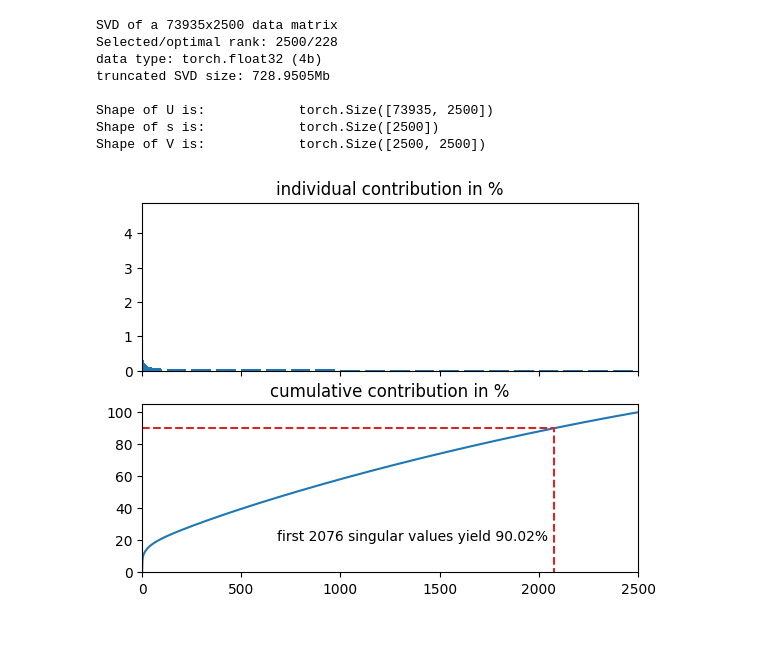
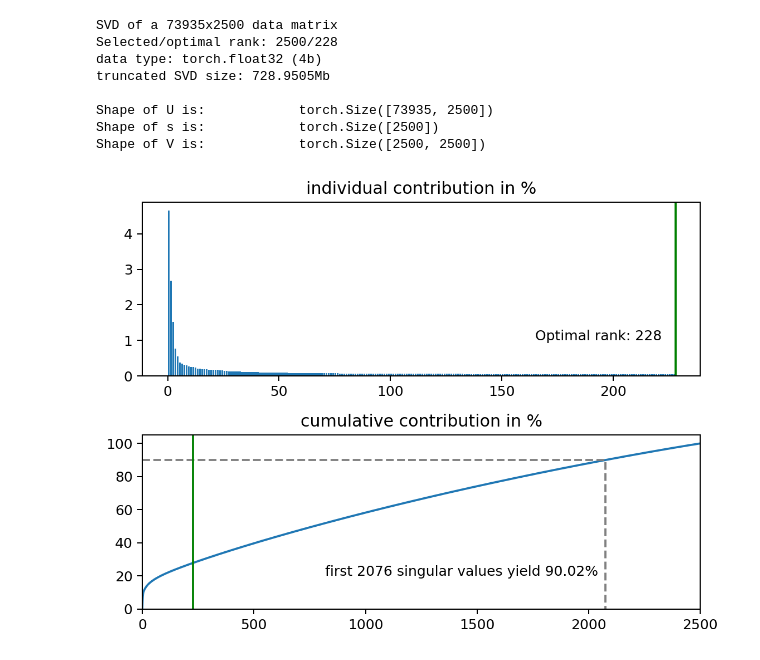
Before and after one commit to AntonSchreiber/ROM-buffet-forecasting, a Jupyter notebook: App/svd_train.ipynb, the cells around one changed output. Drawn from its saved outputs; the diff is of its cells as text; code cells hidden in the pictures; blank space fills up the shorter version.

Commit message:
Add optimal rank to plot

```diff
--- a/App/svd_train.ipynb
+++ b/App/svd_train.ipynb
@@ -13,6 +13,7 @@ import matplotlib as mpl
 from os.path import join
 import numpy as np
 random.seed(711)
+plt.rcParams["figure.dpi"] = 180
 
 output_path = "../output/SVD"
 data_path = "../data"
@@ -81,21 +78,35 @@ Shape of V is:            torch.Size([2500, 2500])
 # %%
 s_sum = s.sum().item()
 # relative contribution
 s_rel = [s_i / s_sum * 100 for s_i in s]
 # cumulative contribution
 s_cum = [s[:n].sum().item() / s_sum * 100 for n in range(s.shape[0])]
 # find out how many singular values we need to reach at least 90 percent
 i_90 = bisect.bisect_right(s_cum, 90)
 
-fig, (ax1, ax2) = plt.subplots(2, 1, sharex=True)
-ax1.bar(range(s.shape[0]), s_rel, align="edge")
+
+# plt.bar(range(svd.opt_rank), s_rel[:svd.opt_rank])
+# plt.title("Individual contribution in %")
+# plt.savefig(join(output_path, "individual_contribution.png"))
+
+# plt.plot(range(s.shape[0]), s_cum)
+# plt.xlim(0, rank)
+# plt.ylim(0, 105)
+# plt.title("Cumulative contribution in %")
+
+fig, (ax1, ax2) = plt.subplots(2, 1, sharex=False)
+ax1.bar(range(svd.opt_rank), s_rel[:svd.opt_rank], align="edge")
+ax1.axvline(svd.opt_rank, color="green", linestyle="-")
+ax1.text(165, 1, "Optimal rank: {}".format(svd.opt_rank))
 ax2.plot(range(s.shape[0]), s_cum)
 ax2.set_xlim(0, rank)
 ax2.set_ylim(0, 105)
 ax1.set_title("individual contribution in %")
 ax2.set_title("cumulative contribution in %")
-ax2.plot([0, i_90, i_90], [s_cum[i_90], s_cum[i_90], 0], ls="--", color="C3")
-ax2.text(680, 20, "first {:d} singular values yield {:1.2f}%".format(i_90, s_cum[i_90]))
+ax2.plot([0, i_90, i_90], [s_cum[i_90], s_cum[i_90], 0], ls="--", color="grey")
+ax2.axvline(svd.opt_rank, color="green", linestyle="-")
+ax2.text(820, 20, "first {:d} singular values yield {:1.2f}%".format(i_90, s_cum[i_90]))
+plt.tight_layout()
 plt.savefig(join(output_path, "mode_contributions.png"))
 # %% [output]
-[figure, old version]
+[figure, new version]
```
Also changed, not shown: parts of 1 cell of this notebook.
